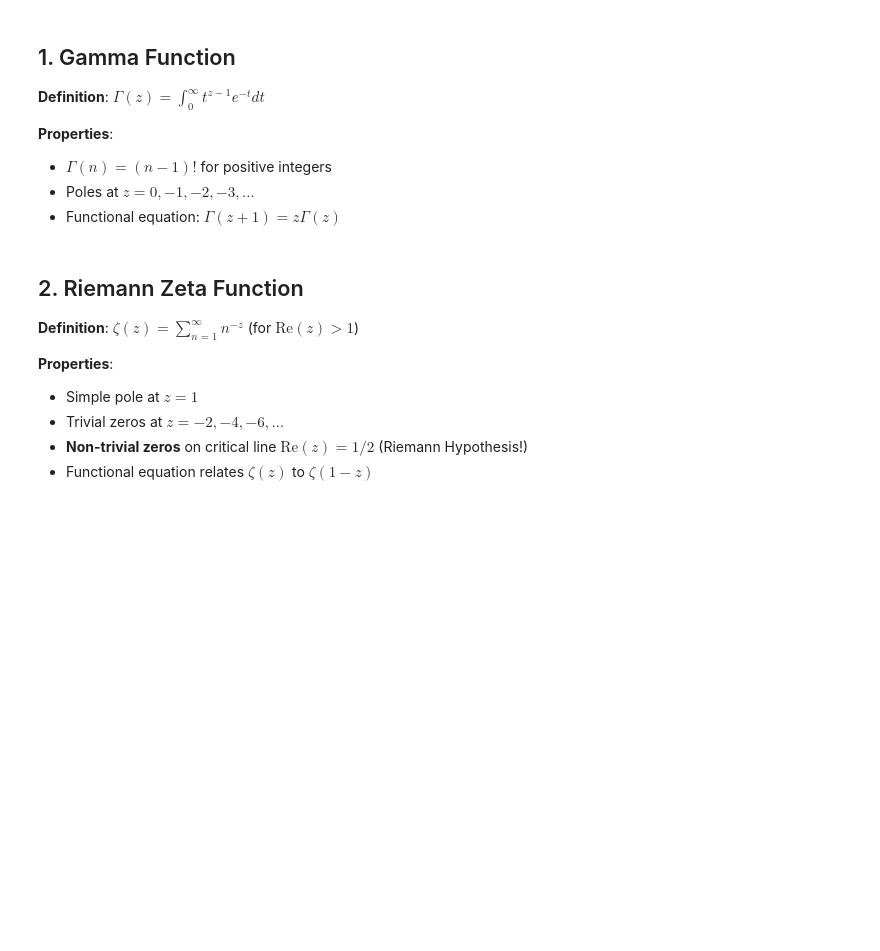
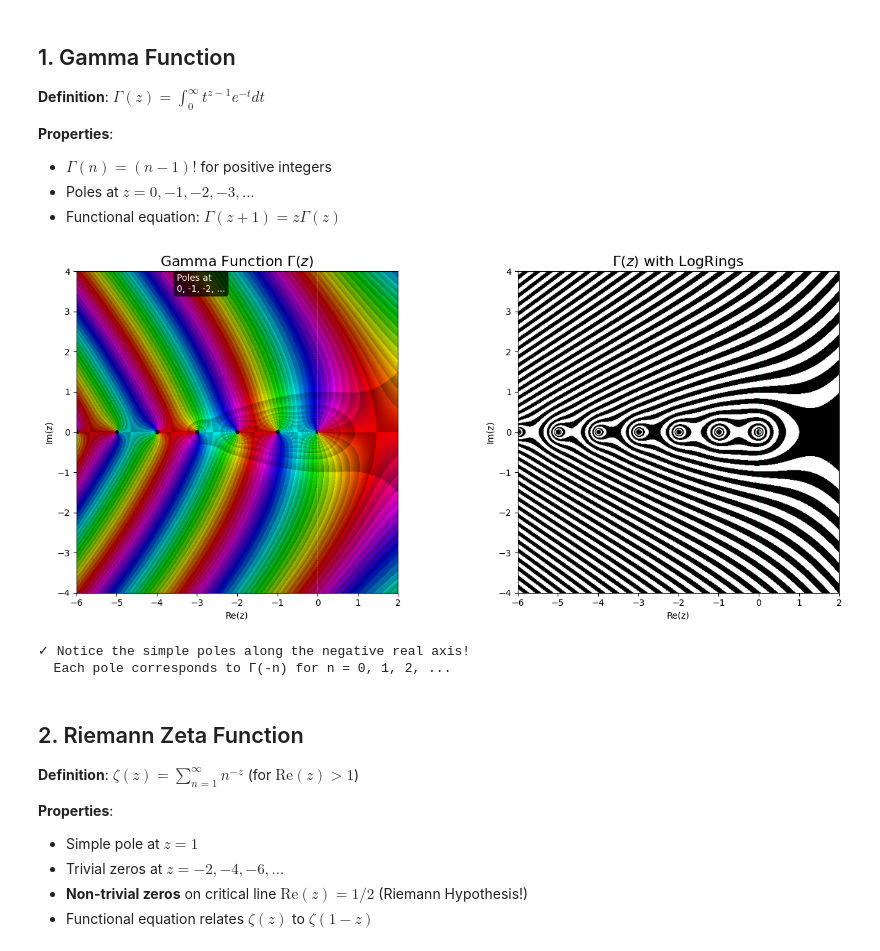
Before and after one commit to kuvychko/complexplorer, a Jupyter notebook: examples/applications/app_02_special_functions.ipynb, the cells around one changed output. Cells and saved outputs as stored; diff of their text form; code cells hidden in the pictures; blank space fills up the shorter version.

```diff
--- a/examples/applications/app_02_special_functions.ipynb
+++ b/examples/applications/app_02_special_functions.ipynb
@@ -33,34 +33,38 @@ Complex visualization reveals their **analytic structure**!
 def gamma_safe(z):
     """Gamma function with pole handling."""
     # Avoid exact poles at non-positive integers
     mask = (np.abs(z - np.round(z.real)) < 0.05) & (z.real <= 0)
     result = gamma(z)
     result[mask] = np.nan
     return result
 
 domain = cp.Rectangle(re_length=8, im_length=8, center=-2+0j)
 cmap = cp.Phase(phase_sectors=12, auto_scale_r=True)
 
 fig, (ax1, ax2) = plt.subplots(1, 2, figsize=(14, 6))
 
 # Standard phase portrait
 cp.plot(domain, gamma_safe, cmap=cmap, ax=ax1, resolution=600)
 ax1.set_title(r"Gamma Function $\Gamma(z)$", fontsize=16)
 ax1.axvline(x=0, color='white', linestyle='--', alpha=0.5, linewidth=0.5)
 ax1.text(-3.5, 3.5, "Poles at\n0, -1, -2, ...", color='white', fontsize=10,
          bbox=dict(boxstyle='round', facecolor='black', alpha=0.7))
 
 # LogRings to see modulus structure
-cmap_log = cp.LogRings(log_spacing=0.5)
+cmap_log = cp.LogRings(log_spacing=0.3)
 cp.plot(domain, gamma_safe, cmap=cmap_log, ax=ax2, resolution=600)
 ax2.set_title(r"$\Gamma(z)$ with LogRings", fontsize=16)
 ax2.axvline(x=0, color='cyan', linestyle='--', alpha=0.5, linewidth=0.5)
 
 plt.tight_layout()
 plt.show()
 
 print("\n✓ Notice the simple poles along the negative real axis!")
 print("  Each pole corresponds to Γ(-n) for n = 0, 1, 2, ...")
+# %% [output]
+[figure, added]
+✓ Notice the simple poles along the negative real axis!
+  Each pole corresponds to Γ(-n) for n = 0, 1, 2, ...
 # %% [markdown]
 ## 2. Riemann Zeta Function
 
```
Also changed, not shown: parts of 3 cells of this notebook, 2 other files.
